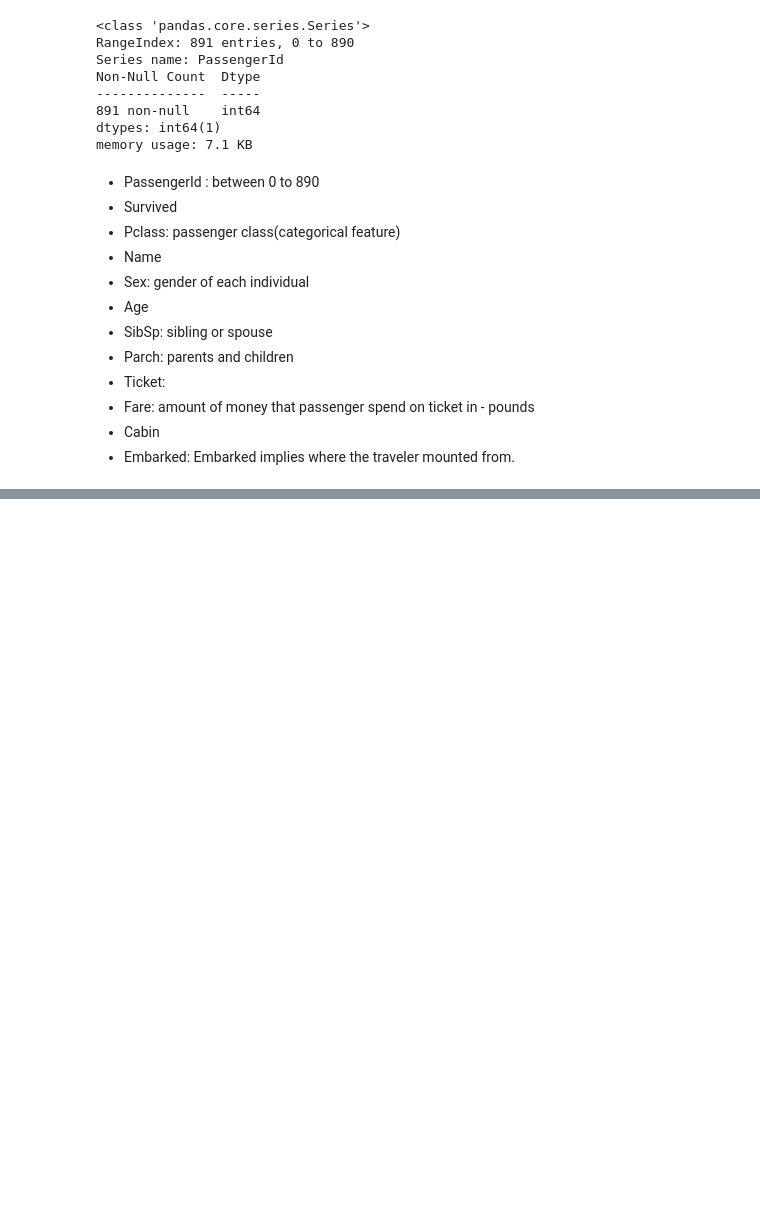
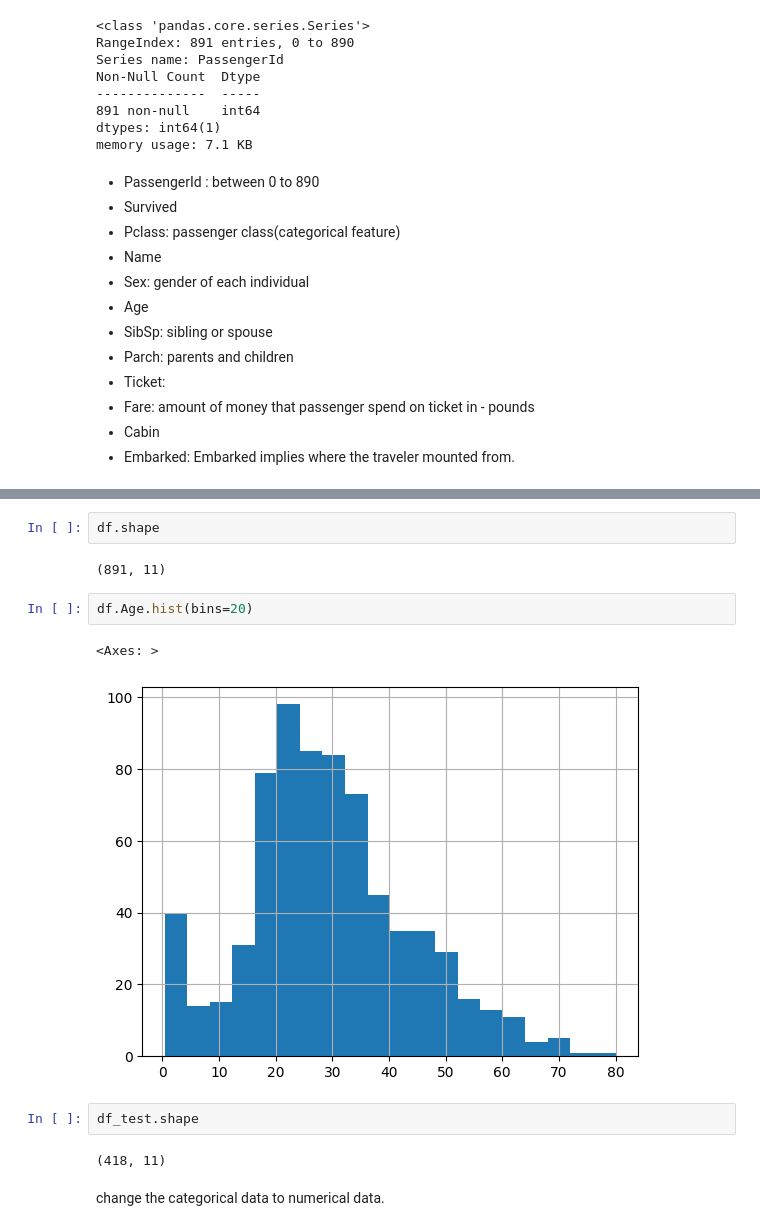
Before and after one commit to pouniq/titanic_prediction_practice, a Jupyter notebook: titanic.ipynb, the cells around one changed output, grey strips where cells are left out. Drawn from its saved outputs; the diff is of its cells as text; blank space fills up the shorter version.

```diff
--- a/titanic.ipynb
+++ b/titanic.ipynb
@@ -94,0 +109,15 @@ memory usage: 83.7+ KB
+# %%
+df.shape
+# %% [output]
+(891, 11)
+# %%
+df.Age.hist(bins=20)
+# %% [output]
+<Axes: >
+[figure, added]
+# %%
+df_test.shape
+# %% [output]
+(418, 11)
+# %% [markdown]
+change the categorical data to numerical data.
```
Also changed, not shown: parts of 21 cells of this notebook.
